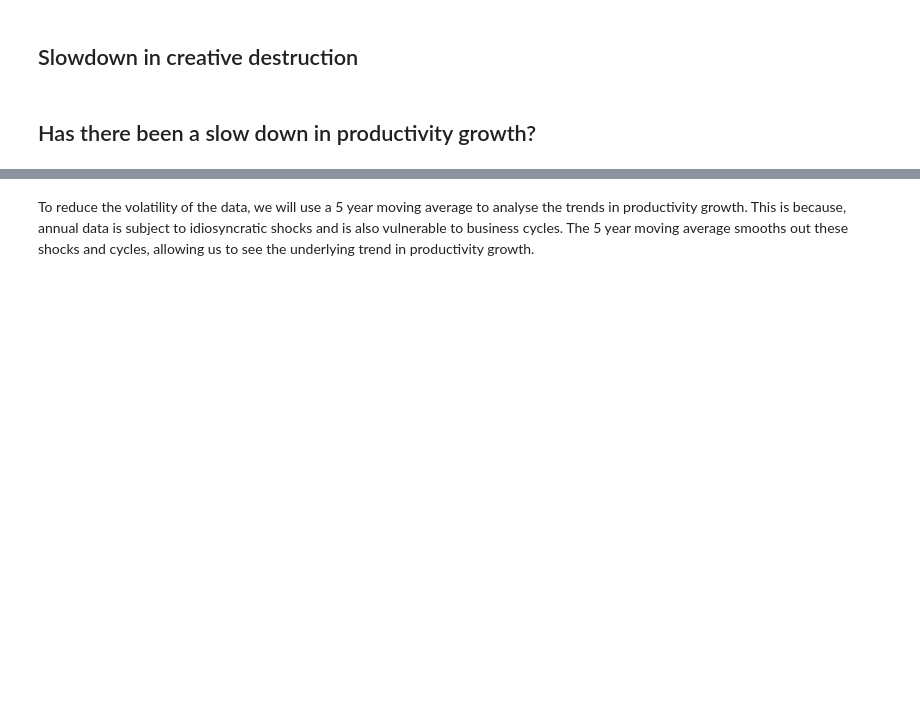
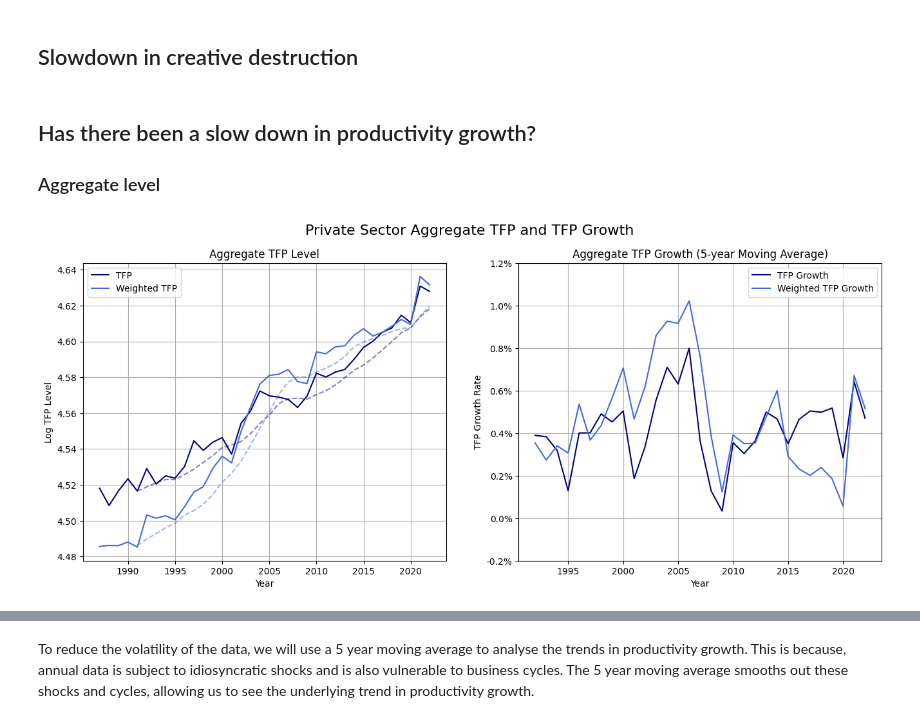
Before and after one commit to ollie-gregory/dynamism_and_productivity_growth, a Jupyter notebook: notebooks/analysis.ipynb, the cells around one changed output, grey strips where cells are left out. Drawn from its saved outputs; the diff is of its cells as text; code cells hidden in the pictures; blank space fills up the shorter version.

```diff
--- a/notebooks/analysis.ipynb
+++ b/notebooks/analysis.ipynb
@@ -17,3 +34,57 @@ data = pd.read_csv('../data/merged.csv')
 ## Slowdown in creative destruction
 # %% [markdown]
 ## Has there been a slow down in productivity growth?
+
+### Aggregate level
+# %%
+df = data[["Year", "NAICS", "TFP", "TFP_growth", "output_share"]]
+
+aggregate_tfp = df.groupby('Year').agg(
+    TFP=('TFP', 'mean'),
+).reset_index()
+
+aggregate_tfp["weighted_TFP"] = df.groupby('Year').apply(
+    lambda x: np.average(x['TFP'], weights=x['output_share']),
+    include_groups=False
+).reset_index(drop=True)
+
+aggregate_tfp_growth = df.groupby('Year').agg(
+    TFP_growth=('TFP_growth', 'mean'),
+).reset_index()
+
+aggregate_tfp_growth["weighted_TFP_growth"] = df.groupby('Year').apply(
+    lambda x: np.average(x['TFP_growth'], weights=x['output_share']),
+    include_groups=False
+).reset_index(drop=True)
+
+fig, (ax1, ax2) = plt.subplots(1, 2, figsize=(16, 6))
+
+fig.suptitle('Private Sector Aggregate TFP and TFP Growth', fontsize=16)
+
+ax1.plot(aggregate_tfp['Year'], np.log(aggregate_tfp['TFP']), label='TFP', color='navy')
+ax1.plot(aggregate_tfp['Year'], np.log(aggregate_tfp['weighted_TFP']), label='Weighted TFP', color='royalblue')
+
+ax1.plot(aggregate_tfp['Year'], np.log(aggregate_tfp['TFP']).rolling(5, min_periods=5).mean(), color='navy', linestyle='--', alpha=0.5)
+ax1.plot(aggregate_tfp['Year'], np.log(aggregate_tfp['weighted_TFP']).rolling(5, min_periods=5).mean(), color='royalblue', linestyle='--', alpha=0.5)
+
+ax1.set_xlabel('Year')
+ax1.set_ylabel('Log TFP Level')
+ax1.set_title('Aggregate TFP Level')
+ax1.legend()
+ax1.grid(True)
+
+ax2.plot(aggregate_tfp_growth['Year'], (aggregate_tfp_growth['TFP_growth'].rolling(5, min_periods=5).mean() * 100), label='TFP Growth', color='navy')
+ax2.plot(aggregate_tfp_growth['Year'], (aggregate_tfp_growth['weighted_TFP_growth'].rolling(5, min_periods=5).mean() * 100), label='Weighted TFP Growth', color='royalblue')
+
+ax2.set_yticks([-0.2, 0.0, 0.2, 0.4, 0.6, 0.8, 1.0, 1.2])
+ax2.set_yticklabels([f'{tick:0.1f}%' for tick in ax2.get_yticks()])
+
+ax2.set_xlabel('Year')
+ax2.set_ylabel('TFP Growth Rate')
+ax2.set_title('Aggregate TFP Growth (5-year Moving Average)')
+ax2.legend()
+ax2.grid(True)
+
+plt.show()
+# %% [output]
+[figure, added]
```
Also changed, not shown: parts of 6 cells of this notebook, 6 other files.
